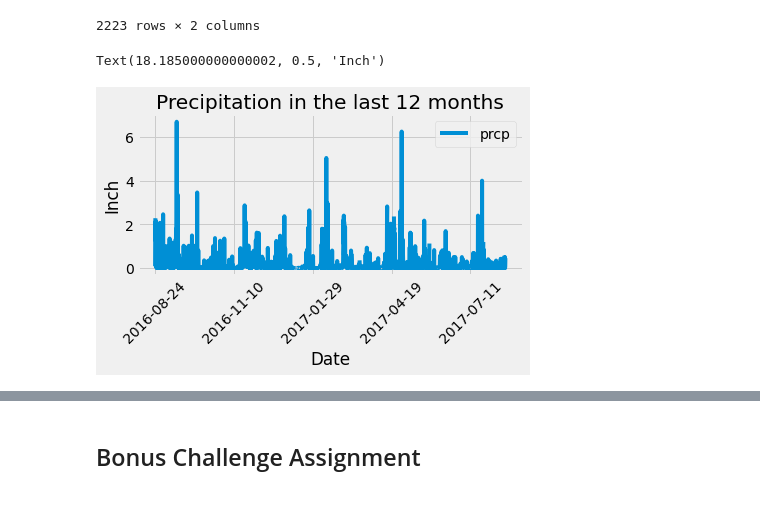
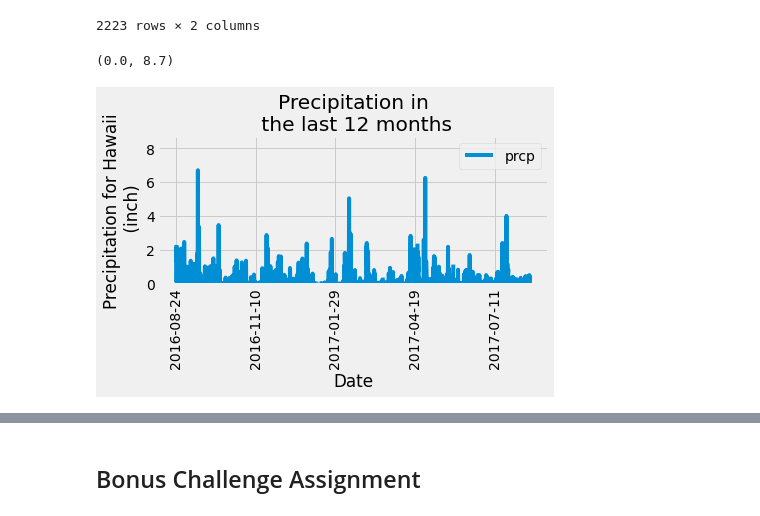
Before and after one commit to PamTT/sqlalchemy-challenge, a Jupyter notebook: climate_starter.ipynb, the cells around one changed output, grey strips where cells are left out. Drawn from its saved outputs; the diff is of its cells as text; code cells hidden in the pictures.

```diff
--- a/climate_starter.ipynb
+++ b/climate_starter.ipynb
@@ -224,12 +224,17 @@ last_12months_df
 # %%
 # Use Pandas Plotting with Matplotlib to plot the data
 last_12months_df.plot(x_compat=True)
-plt.xticks(rotation='45')
+plt.xticks(rotation='90')
 plt.tight_layout()
-plt.title("Precipitation in the last 12 months")
 
+# Set a Title and labels
+plt.title("Precipitation in\n the last 12 months")
 plt.xlabel("Date")
-plt.ylabel("Inch")
+plt.ylabel("Precipitation for Hawaii\n (inch)")
+
+# Set x and y limits
+#plt.xlim(-0.25, len(x_axis))
+plt.ylim(0, max(last_12months_df["prcp"])+2)
 # %% [output]
-Text(18.185000000000002, 0.5, 'Inch')
+(0.0, 8.7)
-[figure, old version]
+[figure, new version]
```
Also changed, not shown: parts of 6 cells of this notebook.
